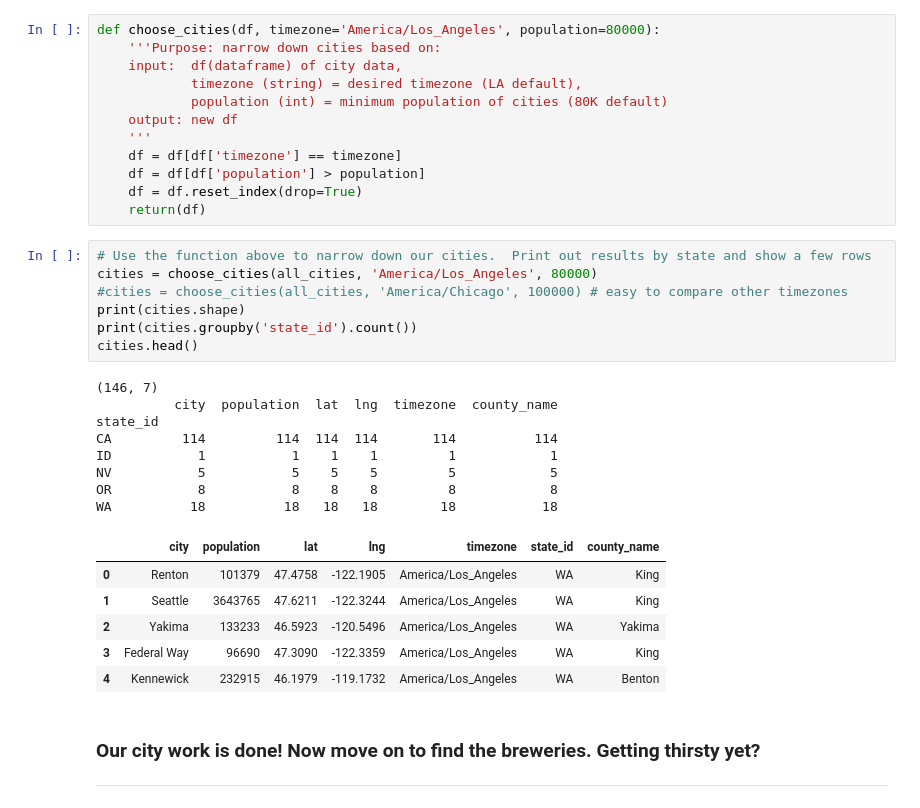
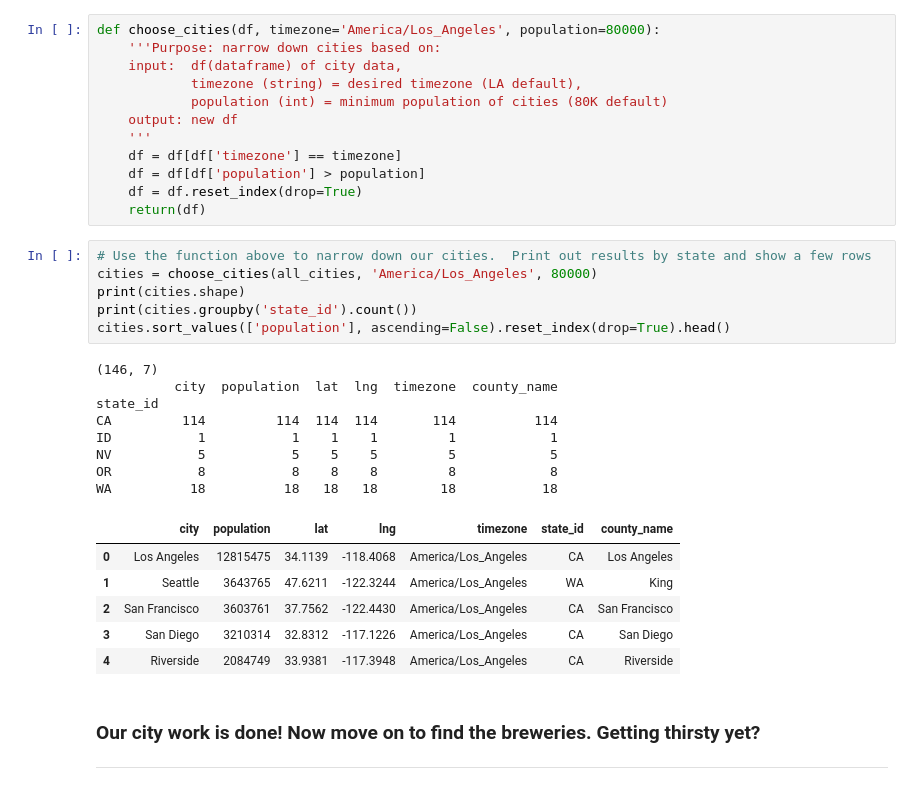
Before and after one commit to danhislop/Posts, a Jupyter notebook: BeerBoroughs-CapstoneProject.ipynb, the cells around one changed output. Cells and saved outputs as stored; diff of their text form.

```diff
--- a/BeerBoroughs-CapstoneProject.ipynb
+++ b/BeerBoroughs-CapstoneProject.ipynb
@@ -118,25 +118,24 @@ def choose_cities(df, timezone='America/Los_Angeles', population=80000):
 # %%
 # Use the function above to narrow down our cities.  Print out results by state and show a few rows
 cities = choose_cities(all_cities, 'America/Los_Angeles', 80000)
-#cities = choose_cities(all_cities, 'America/Chicago', 100000) # easy to compare other timezones
 print(cities.shape)
 print(cities.groupby('state_id').count())
-cities.head()
+cities.sort_values(['population'], ascending=False).reset_index(drop=True).head()
 # %% [output]
 (146, 7)
           city  population  lat  lng  timezone  county_name
 state_id
 CA         114         114  114  114       114          114
 ID           1           1    1    1         1            1
 NV           5           5    5    5         5            5
 OR           8           8    8    8         8            8
 WA          18          18   18   18        18           18
 |  | city | population | lat | lng | timezone | state_id | county_name |
-| 0 | Renton | 101379 | 47.4758 | -122.1905 | America/Los_Angeles | WA | King |
+| 0 | Los Angeles | 12815475 | 34.1139 | -118.4068 | America/Los_Angeles | CA | Los Angeles |
 | 1 | Seattle | 3643765 | 47.6211 | -122.3244 | America/Los_Angeles | WA | King |
-| 2 | Yakima | 133233 | 46.5923 | -120.5496 | America/Los_Angeles | WA | Yakima |
-| 3 | Federal Way | 96690 | 47.3090 | -122.3359 | America/Los_Angeles | WA | King |
-| 4 | Kennewick | 232915 | 46.1979 | -119.1732 | America/Los_Angeles | WA | Benton |
+| 2 | San Francisco | 3603761 | 37.7562 | -122.4430 | America/Los_Angeles | CA | San Francisco |
+| 3 | San Diego | 3210314 | 32.8312 | -117.1226 | America/Los_Angeles | CA | San Diego |
+| 4 | Riverside | 2084749 | 33.9381 | -117.3948 | America/Los_Angeles | CA | Riverside |
 # %% [markdown]
 ### Our city work is done!  Now move on to find the breweries.  Getting thirsty yet?
 ----
```
Also changed, not shown: parts of 1 cell of this notebook.
